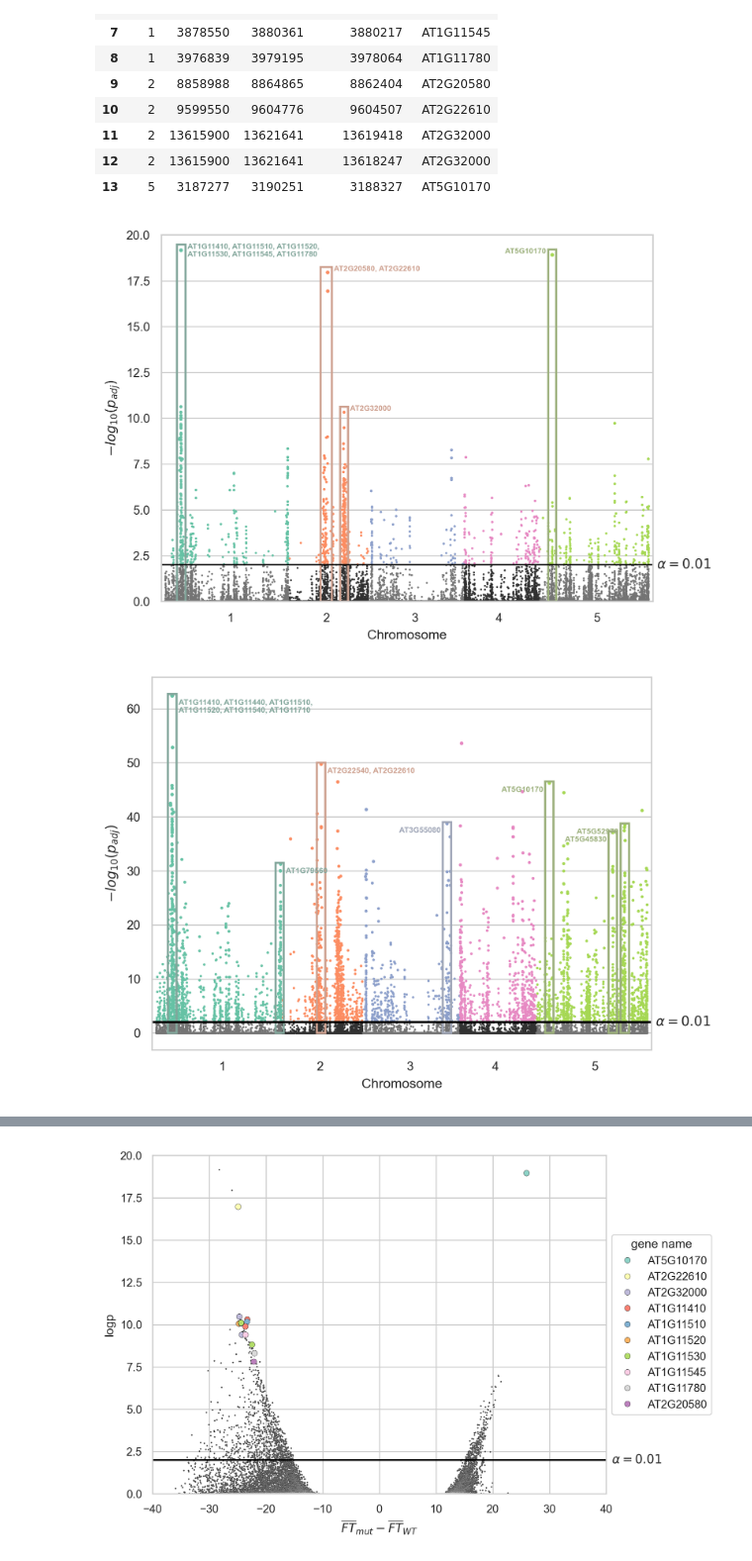
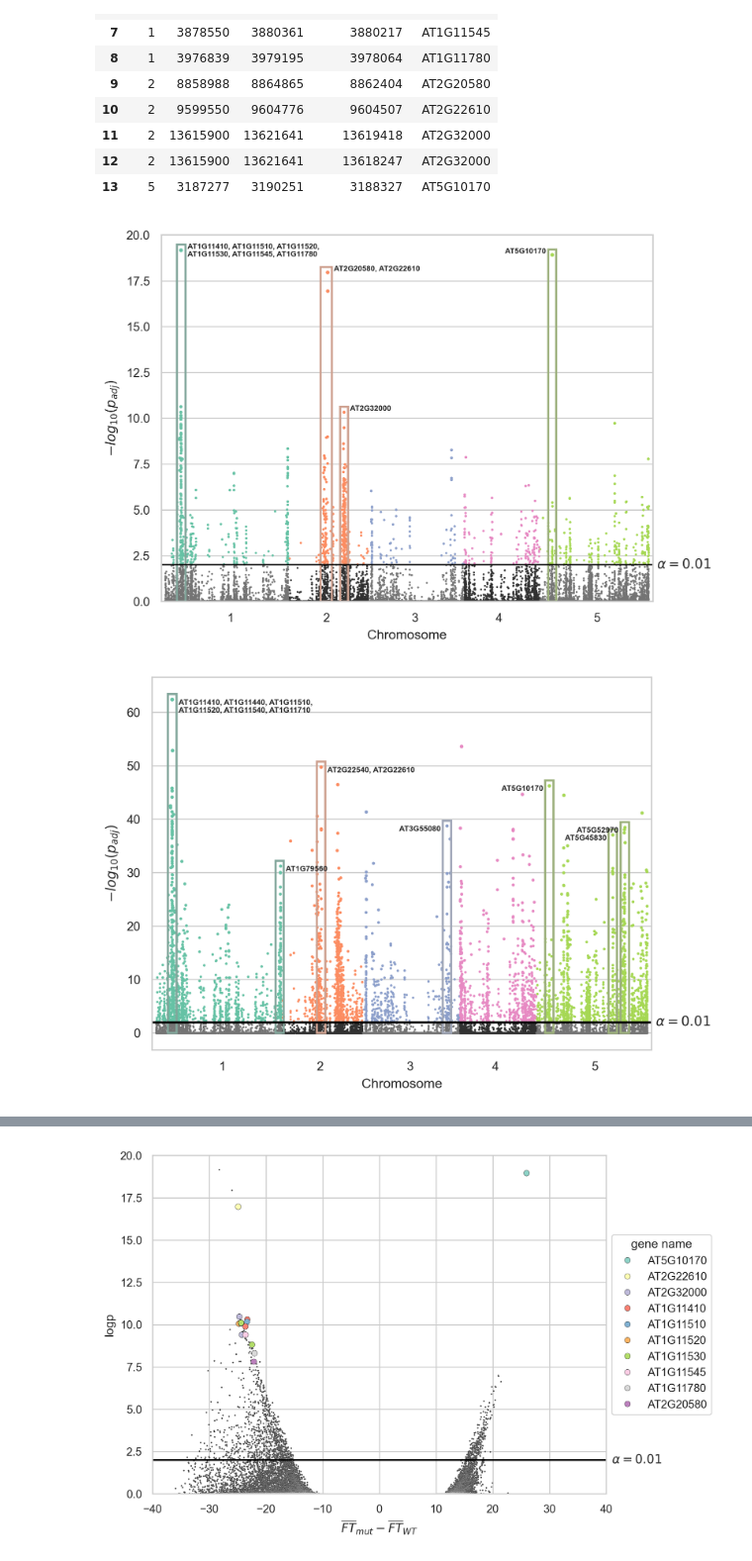
Before and after one commit to jacobbraun1402/MDSC-403-Final-Project, a Jupyter notebook: results.ipynb, the cells around one changed output, grey strips where cells are left out. Shown at 99% size. Drawn from its saved outputs; the diff is of its cells as text; code cells hidden in the pictures.

```diff
--- a/results.ipynb
+++ b/results.ipynb
@@ -144,7 +143,7 @@ annot_2 = annotations.loc[9:10].copy()
 annot_3 = annotations.loc[11:12].copy()
 annot_4 = annotations.loc[13,:].copy()
 # %%
-def plot_annotations(ax: plt.Axes, subset, pval_col = 'negative_log_p'):
+def plot_annotations(ax: plt.Axes, subset, pval_col = 'negative_log_p', y_offset=0.3):
     xmin = subset['adjusted_start'].min() - 1000000
     xmax =  subset['adjusted_end'].max() + 1000000
     if isinstance(subset, pd.DataFrame):
@@ -155,14 +154,14 @@ def plot_annotations(ax: plt.Axes, subset, pval_col = 'negative_log_p'):
     else:
         chr = subset['Chr']
         label = f'\n{subset['gene name']}'
-    y = test_results.loc[(test_results['chromosome'] == chr) & (test_results['adjusted_position'] > xmin) & (test_results['adjusted_position'] < xmax) , pval_col].max()+.3
+    y = test_results.loc[(test_results['chromosome'] == chr) & (test_results['adjusted_position'] > xmin) & (test_results['adjusted_position'] < xmax) , pval_col].max()+y_offset
     rect_col = sns.desaturate(palette[chr-1],.4)
     ax.add_patch(Rectangle(xy=(xmin,0), width=xmax-xmin, height=y, fill=False, color = rect_col, lw=1.5))
     x_midpoint = (test_results['adjusted_position'].max() + test_results['adjusted_position'].min())/2
     if xmax < x_midpoint:
-        ax.text(x=xmax + 500000, y=y+.5, s=label, size='xx-small', ha='left', va='top', c=rect_col, fontweight='semibold')
+        ax.text(x=xmax + 500000, y=y+.5, s=label, size='xx-small', ha='left', va='top', fontweight='semibold')
     else:
-        ax.text(x= xmin - 500000, y=y+.5, s=label, size='xx-small', ha='right', va='top', c=rect_col, fontweight='semibold')
+        ax.text(x= xmin - 500000, y=y+.5, s=label, size='xx-small', ha='right', va='top', fontweight='semibold')
 # %%
 test_results = pd.read_csv('./data/stat_test_results.csv')
 test_results['negative_log_p'] = -1 * np.log10(test_results['corrected_pval'])
@@ -193,7 +192,7 @@ ax.text(x=ax.get_xlim()[1]+1000000, y=thresh, s=r'$\alpha=0.01$', ha='left', va=
 ax.grid(axis='x', visible=False)
 plt.show()
 # %% [output]
-[figure, old version]
+[figure, new version]
 # %%
 # Repeat using permutation test results
 perm_annotations = pd.read_csv('./data/perm_test_gene_annotations.csv')
@@ -211,27 +210,31 @@ perm_annot_5 = perm_annotations.loc[11,:].copy()
 perm_annot_6 = perm_annotations.loc[12,:].copy()
 perm_annot_7 = perm_annotations.loc[13,:].copy()
 # %%
+m = test_results.shape[0]
+test_results['perm_corrected_pval'] = test_results['perm_pval'] * m
+test_results.loc[test_results['perm_corrected_pval'] > 1., 'perm_corrected_pval'] = 1
+test_results['perm_negative_log_p'] = -1 * np.log10(test_results['perm_corrected_pval'])
 perm_manhattan = sns.scatterplot(data=test_results[test_results['perm_negative_log_p'] > thresh], x='adjusted_position', y='perm_negative_log_p',
                             hue='chromosome', marker='.', linewidth=0, size='perm_negative_log_p', sizes=(10,30), palette=palette,legend=False)
 sns.scatterplot(data=test_results[test_results['perm_negative_log_p'] <= thresh], x='adjusted_position', y='perm_negative_log_p',
                  marker='.', linewidth=0, s=8, hue='chromosome', palette=gray_pallette, ax=perm_manhattan, legend=False)
-plot_annotations(perm_manhattan, perm_annot_1, 'perm_negative_log_p')
-plot_annotations(perm_manhattan, perm_annot_2, 'perm_negative_log_p')
-plot_annotations(perm_manhattan, perm_annot_3, 'perm_negative_log_p')
-plot_annotations(perm_manhattan, perm_annot_4, 'perm_negative_log_p')
-plot_annotations(perm_manhattan, perm_annot_5, 'perm_negative_log_p')
-plot_annotations(perm_manhattan, perm_annot_6, 'perm_negative_log_p')
-plot_annotations(perm_manhattan, perm_annot_7, 'perm_negative_log_p')
+plot_annotations(perm_manhattan, perm_annot_1, 'perm_negative_log_p', 1)
+plot_annotations(perm_manhattan, perm_annot_2, 'perm_negative_log_p', 1)
+plot_annotations(perm_manhattan, perm_annot_3, 'perm_negative_log_p', 1)
+plot_annotations(perm_manhattan, perm_annot_4, 'perm_negative_log_p', 1)
+plot_annotations(perm_manhattan, perm_annot_5, 'perm_negative_log_p', 1)
+plot_annotations(perm_manhattan, perm_annot_6, 'perm_negative_log_p', 1)
+plot_annotations(perm_manhattan, perm_annot_7, 'perm_negative_log_p', 1)
 perm_manhattan.set_xticks(medians, labels=[str(x) for x in chromosomes])
 perm_manhattan.set_xlabel('Chromosome')
 perm_manhattan.set_ylabel(r'$-log_{10}(p_{adj})$')
 perm_manhattan.set_xlim(test_results['adjusted_position'].min()-1000000, test_results['adjusted_position'].max() + 1000000)
 perm_manhattan.axhline(y=thresh, c='black', lw=1.5)
 perm_manhattan.grid(axis='x', visible=False)
 perm_manhattan.text(x=perm_manhattan.get_xlim()[1]+1000000, y=thresh, s=r'$\alpha=0.01$', ha='left', va='center')
 plt.show()
 # %% [output]
-[figure, old version]
+[figure, new version]
 # %%
 # Create 'volcano plot' Showing difference in flowering time for 'wild type' (majority identity at SNP) versus wild type
 genotype = pd.read_csv('./data/processed.csv', index_col=0, header=None).transpose().astype({'5_FT10':np.float64})
```
Also changed, not shown: parts of 3 cells of this notebook, 1 other file.
